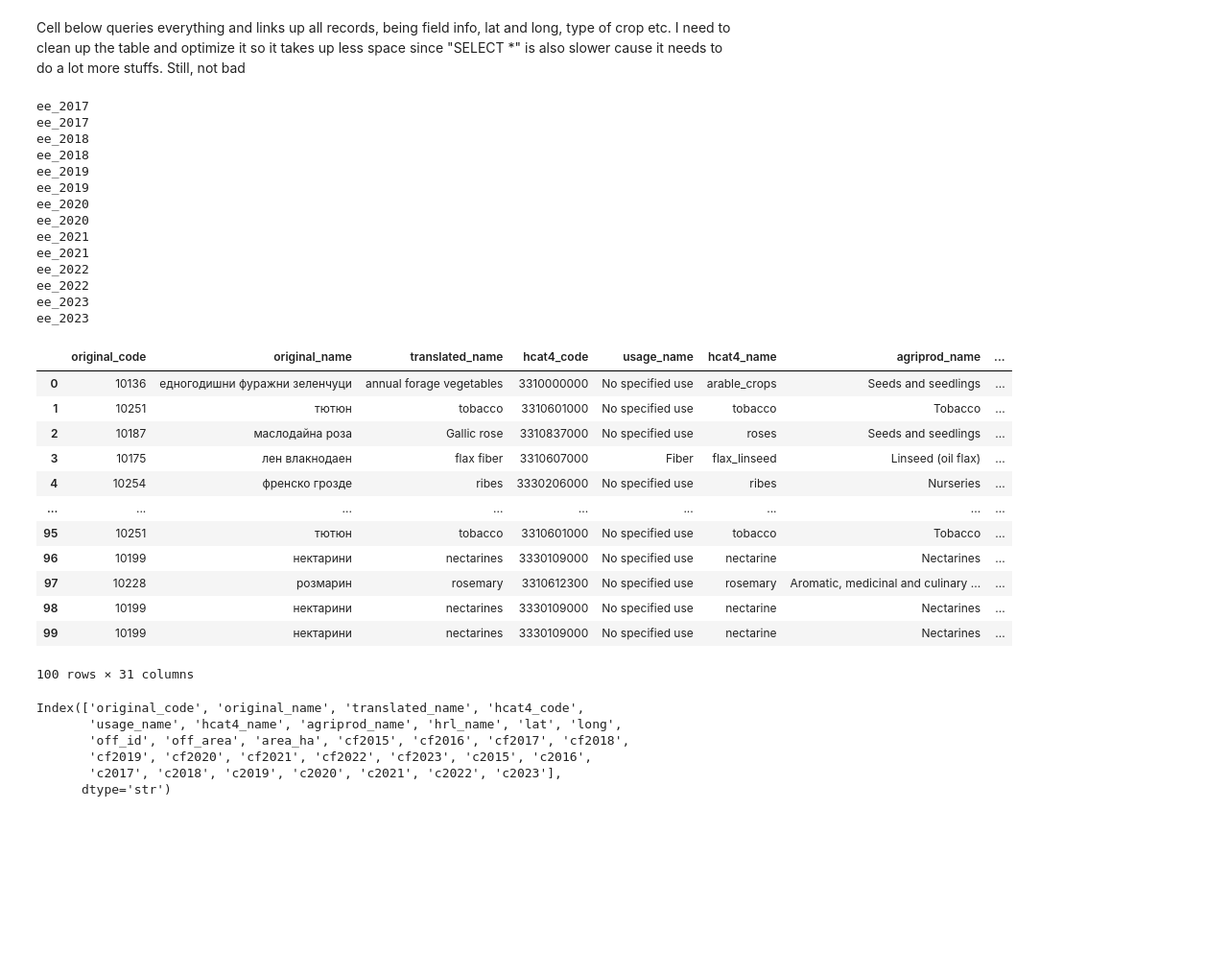
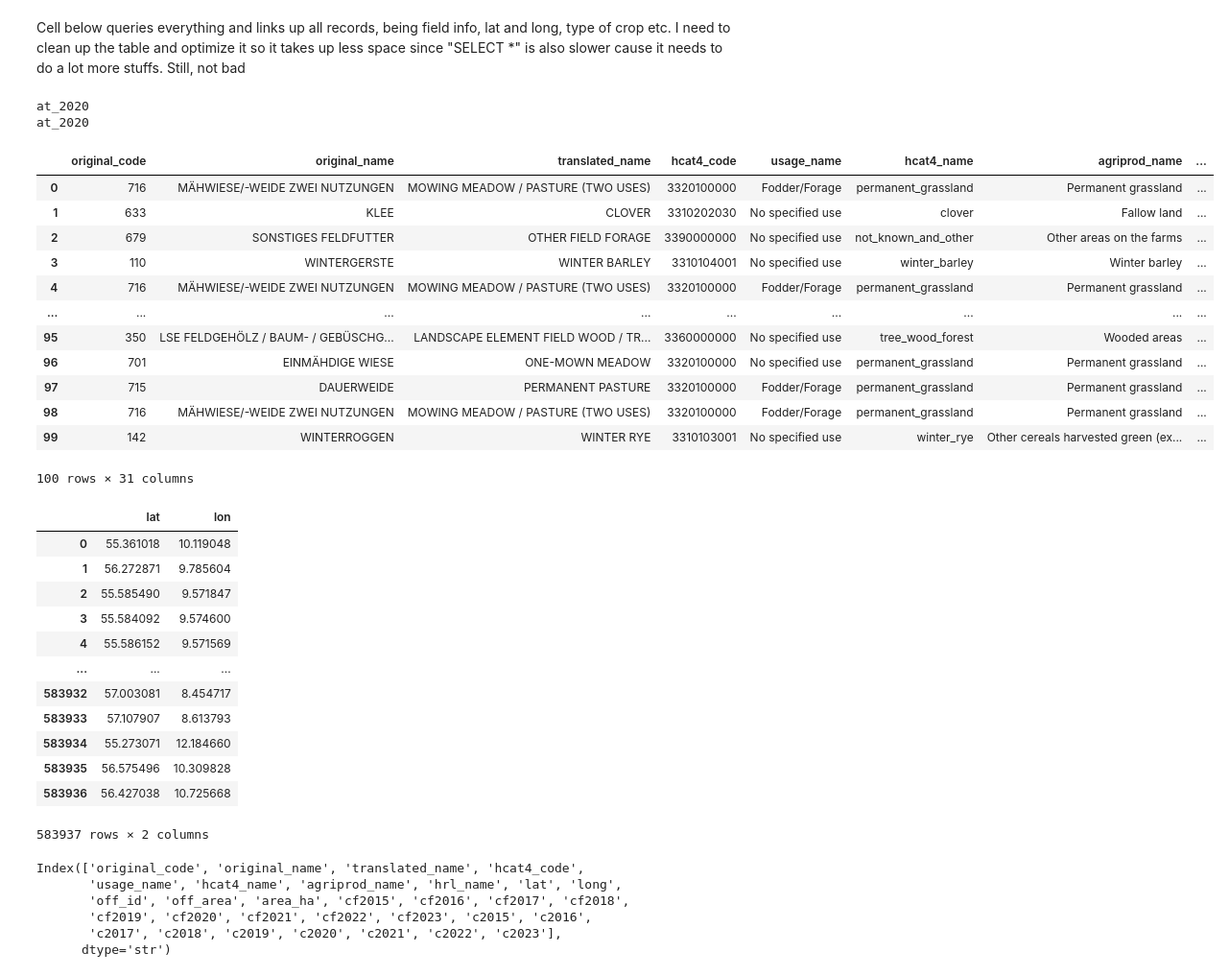
Before and after one commit to wr3nch623/RSSIA-Project, a Jupyter notebook: duckdb_dataget.ipynb, the cells around one changed output. Shown at 96% size. Saved outputs shown, nothing was run; the diff lists cells and outputs as text; code cells hidden in the pictures; blank space fills up the shorter version.

Commit message:
fix: fixed a bit the lat long conversion from different standards. Still needs work

```diff
--- a/duckdb_dataget.ipynb
+++ b/duckdb_dataget.ipynb
@@ -141,61 +143,67 @@ for t in tables_df['name']:
     dynamic_columns = ", ".join(
         f'spl.{col} ' for col in repo_columns
     )
 
     if re.fullmatch(r"^[a-z]{2}_\d{4}$", str(t)):
         print(t)
         split = t.split('_')
         query = f"select e.original_code, e.original_name, e.translated_name, e.hcat4_code, e.usage_name," \
-             f" h4a.hcat4_name, h4a.agriprod_name, h4hrl.hrl_name, ST_Y(ST_PointOnSurface(repo.geom)) AS lat,    ST_X(ST_PointOnSurface(repo.geom)) AS long " \
+             f" h4a.hcat4_name, h4a.agriprod_name, h4hrl.hrl_name, ST_Y(ST_PointOnSurface(ST_Transform(repo.geom, 'EPSG:3035', 'EPSG:4326', true))) AS lat, ST_X(ST_PointOnSurface(ST_Transform(repo.geom, 'EPSG:3035', 'EPSG:4326', true))) AS long  " \
              f", repo.off_id, repo.off_area, repo.area_ha "\
-             f", {dynamic_columns}" \
+             f", {dynamic_columns} " \
             "from hcat4 as h4 " \
             "join eurocrops as e on h4.hcat4_code = e.hcat4_code"\
             " join hcat4_agriprod_mapping as h4a on h4a.hcat4_code = h4.hcat4_code" \
             " join hcat4_hrl_mapping as h4hrl on h4hrl.hcat4_code = h4.hcat4_code" \
             f" join {t} as repo on repo.original_code = e.original_code join {split[0]}_stack as spl on repo.cropfield = spl.cropfield" \
             " LIMIT 100" # TODO REMEMBER TO DELETE THIS LINE OTHERWITSE NOTHING WILL WORK
 
         result = conn.execute(query).df()
 
         if resTotal.empty:
             resTotal = result.copy()
         else:
             resTotal = pd.concat([resTotal, result], ignore_index=True)
 
+        break
+
 # del result
 # gc.collect()
 
 
 result
 # %% [output]
-ee_2017
-ee_2017
-ee_2018
-ee_2018
-ee_2019
-ee_2019
-ee_2020
-ee_2020
-ee_2021
-ee_2021
-ee_2022
-ee_2022
-ee_2023
-ee_2023
+at_2020
+at_2020
 |  | original_code | original_name | translated_name | hcat4_code | usage_name | hcat4_name | agriprod_name | ... |
-| 0 | 10136 | едногодишни фуражни зеленчуци | annual forage vegetables | 3310000000 | No specified use | arable_crops | Seeds and seedlings | ... |
-| 1 | 10251 | тютюн | tobacco | 3310601000 | No specified use | tobacco | Tobacco | ... |
-| 2 | 10187 | маслодайна роза | Gallic rose | 3310837000 | No specified use | roses | Seeds and seedlings | ... |
-| 3 | 10175 | лен влакнодаен | flax fiber | 3310607000 | Fiber | flax_linseed | Linseed (oil flax) | ... |
-| 4 | 10254 | френско грозде | ribes | 3330206000 | No specified use | ribes | Nurseries | ... |
+| 0 | 716 | MÄHWIESE/-WEIDE ZWEI NUTZUNGEN | MOWING MEADOW / PASTURE (TWO USES) | 3320100000 | Fodder/Forage | permanent_grassland | Permanent grassland | ... |
+| 1 | 633 | KLEE | CLOVER | 3310202030 | No specified use | clover | Fallow land | ... |
+| 2 | 679 | SONSTIGES FELDFUTTER | OTHER FIELD FORAGE | 3390000000 | No specified use | not_known_and_other | Other areas on the farms | ... |
+| 3 | 110 | WINTERGERSTE | WINTER BARLEY | 3310104001 | No specified use | winter_barley | Winter barley | ... |
+| 4 | 716 | MÄHWIESE/-WEIDE ZWEI NUTZUNGEN | MOWING MEADOW / PASTURE (TWO USES) | 3320100000 | Fodder/Forage | permanent_grassland | Permanent grassland | ... |
 | ... | ... | ... | ... | ... | ... | ... | ... | ... |
-| 95 | 10251 | тютюн | tobacco | 3310601000 | No specified use | tobacco | Tobacco | ... |
-| 96 | 10199 | нектарини | nectarines | 3330109000 | No specified use | nectarine | Nectarines | ... |
-| 97 | 10228 | розмарин | rosemary | 3310612300 | No specified use | rosemary | Aromatic, medicinal and culinary ... | ... |
-| 98 | 10199 | нектарини | nectarines | 3330109000 | No specified use | nectarine | Nectarines | ... |
-| 99 | 10199 | нектарини | nectarines | 3330109000 | No specified use | nectarine | Nectarines | ... |
+| 95 | 350 | LSE FELDGEHÖLZ / BAUM- / GEBÜSCHG... | LANDSCAPE ELEMENT FIELD WOOD / TR... | 3360000000 | No specified use | tree_wood_forest | Wooded areas | ... |
+| 96 | 701 | EINMÄHDIGE WIESE | ONE-MOWN MEADOW | 3320100000 | No specified use | permanent_grassland | Permanent grassland | ... |
+| 97 | 715 | DAUERWEIDE | PERMANENT PASTURE | 3320100000 | Fodder/Forage | permanent_grassland | Permanent grassland | ... |
+| 98 | 716 | MÄHWIESE/-WEIDE ZWEI NUTZUNGEN | MOWING MEADOW / PASTURE (TWO USES) | 3320100000 | Fodder/Forage | permanent_grassland | Permanent grassland | ... |
+| 99 | 142 | WINTERROGGEN | WINTER RYE | 3310103001 | No specified use | winter_rye | Other cereals harvested green (ex... | ... |
 100 rows × 31 columns
+# %%
+conn.execute("SELECT ST_Y(p) AS lat, ST_X(p) AS lon FROM (SELECT ST_PointOnSurface(ST_Transform(geom, 'EPSG:3035', 'EPSG:4326', true)) AS p FROM dk_2020);").df()
+# %% [output]
+|  | lat | lon |
+| 0 | 55.361018 | 10.119048 |
+| 1 | 56.272871 | 9.785604 |
+| 2 | 55.585490 | 9.571847 |
+| 3 | 55.584092 | 9.574600 |
+| 4 | 55.586152 | 9.571569 |
+| ... | ... | ... |
+| 583932 | 57.003081 | 8.454717 |
+| 583933 | 57.107907 | 8.613793 |
+| 583934 | 55.273071 | 12.184660 |
+| 583935 | 56.575496 | 10.309828 |
+| 583936 | 56.427038 | 10.725668 |
+583937 rows × 2 columns
 # %%
 resTotal.columns
 # %% [output]
```
Also changed, not shown: parts of 2 cells of this notebook.
